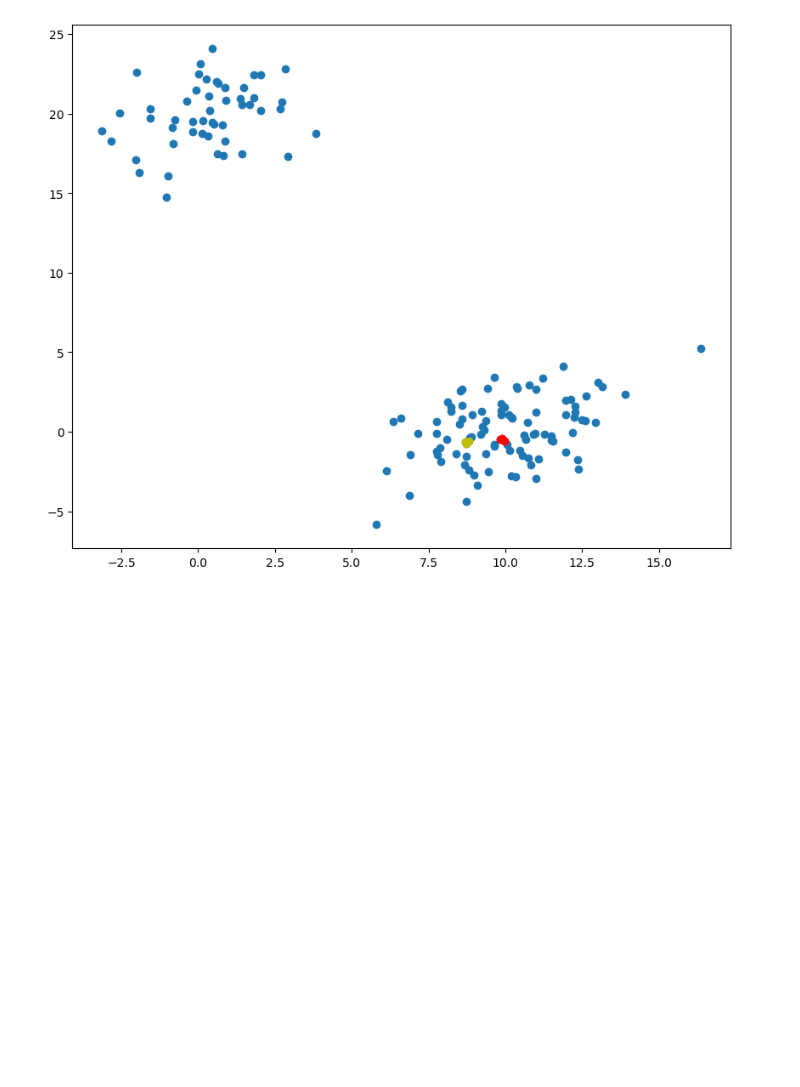
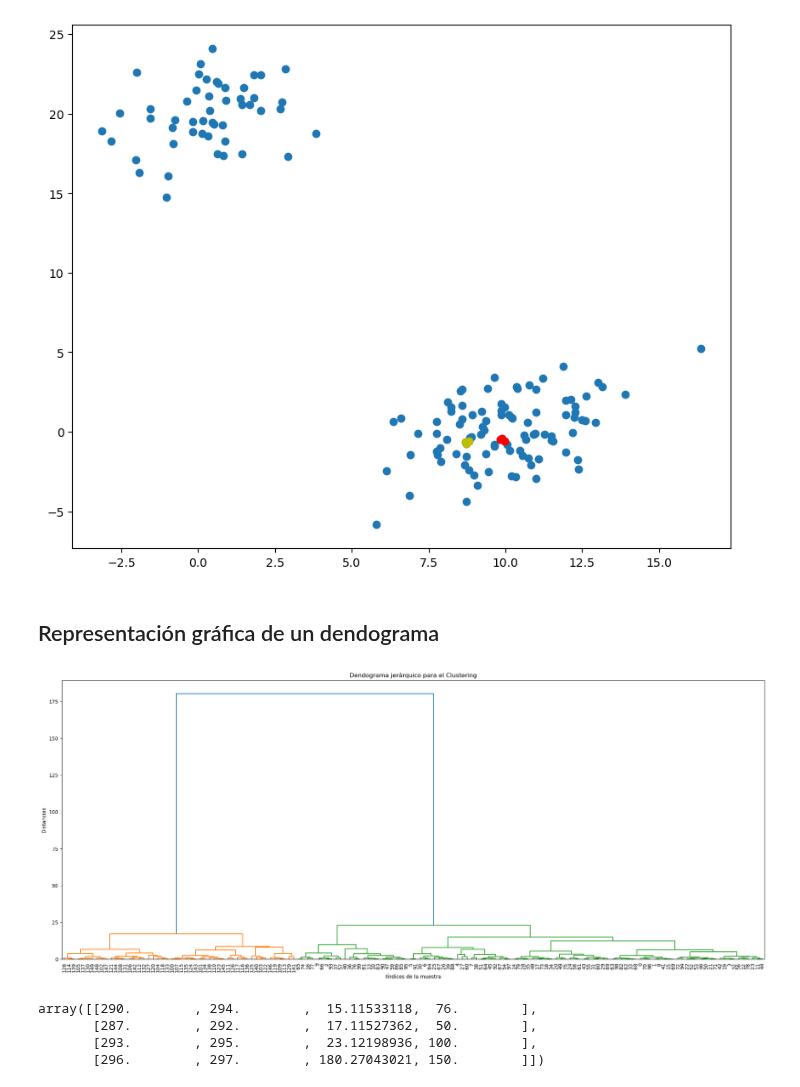
Before and after one commit to Chefi/python-ml-course, a Jupyter notebook: notebooks/Calcular Distancias Mi Notebook.ipynb, the cells around one changed output. Drawn from its saved outputs; the diff is of its cells as text; code cells hidden in the pictures; blank space fills up the shorter version.

```diff
--- a/notebooks/Calcular Distancias Mi Notebook.ipynb
+++ b/notebooks/Calcular Distancias Mi Notebook.ipynb
@@ -713,3 +713,21 @@ plt.scatter(X[idx2,0], X[idx2,1], c = 'y') #destaca los puntos especiales 15 629
 plt.show()
 # %% [output]
 [figure]
+# %% [markdown]
+## Representación gráfica de un dendograma
+# %%
+plt.figure(figsize=(25,10))
+plt.title("Dendograma jerárquico para el Clustering")
+plt.xlabel("IÍndices de la muestra")
+plt.ylabel("Distancias")
+dendrogram(Z, leaf_rotation=90.0, leaf_font_size=10)
+plt.show()
+# %% [output]
+[figure, added]
+# %%
+Z[-4:] # 4 últimos
+# %% [output]
+array([[290.        , 294.        ,  15.11533118,  76.        ],
+       [287.        , 292.        ,  17.11527362,  50.        ],
+       [293.        , 295.        ,  23.12198936, 100.        ],
+       [296.        , 297.        , 180.27043021, 150.        ]])
```
Also changed, not shown: parts of 10 cells of this notebook.
